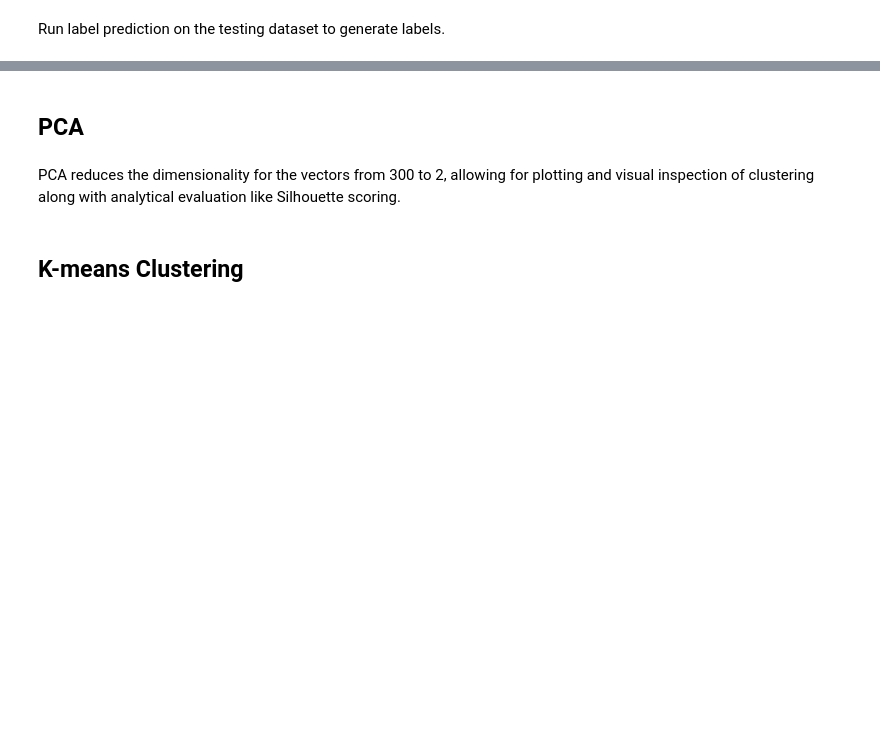
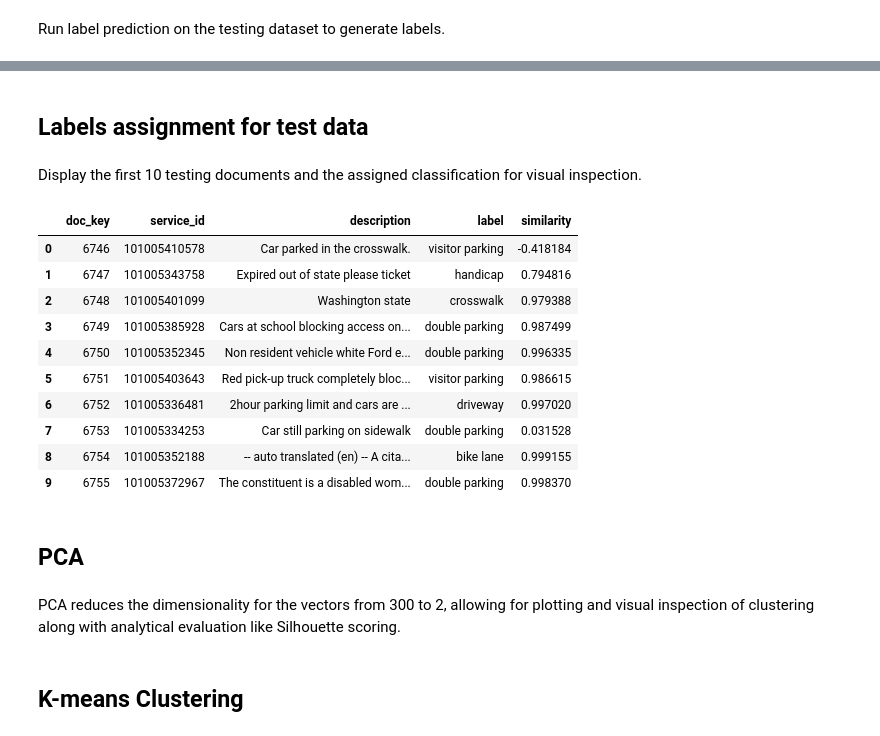
Before and after one commit to marcusaroldan/311-bike-lane-obstruction-extraction-system, a Jupyter notebook: full_pipeline.ipynb, the cells around one changed output, grey strips where cells are left out. Drawn from its saved outputs; the diff is of its cells as text; code cells hidden in the pictures; blank space fills up the shorter version.

```diff
--- a/full_pipeline.ipynb
+++ b/full_pipeline.ipynb
@@ -190,7 +323,7 @@ def service_id_to_tag(service_id:int) -> int:
     if service_id in service_id_list:
         return service_id_list.index(service_id)
     service_id_list.append(service_id)
-    return len(service_id_list)
+    return len(service_id_list) - 1
 # %% [markdown]
 For each description in the DataFrame, apply tokenization and tag the document.
 # %%
@@ -245,8 +350,10 @@ Through hyperparameter tuning, the optimal hyperparameters for the Lbl2Vec model
 model = Lbl2Vec(
     keywords_list=list(category_keywords['keywords']),
     tagged_documents=all_descriptions['tagged_desc'][all_descriptions['data_type'] == 'train'],
-    min_count=1,
-    similarity_threshold=0.3
+    label_names=list(category_keywords['category']),
+    min_count=10,
+    similarity_threshold=0.3,
+    clean_outliers=True
     )
 # %% [markdown]
 ## Fitting the model
@@ -261,6 +428,15 @@ model.predict_model_docs()
+# %%
+def show_descriptions_with_assigned_labels(model_prediction_df):
+    desc_with_label_df = pd.DataFrame()
+    desc_with_label_df['doc_key'] = model_prediction_df['doc_key']
+    desc_with_label_df['service_id'] = model_prediction_df['doc_key'].apply(lambda key: service_id_list[key])
+    desc_with_label_df['description'] = desc_with_label_df['service_id'].apply(lambda service_id: service_id_to_descriptions[str(service_id)])
+    desc_with_label_df['label'] = model_prediction_df['most_similar_label']
+    desc_with_label_df['similarity'] = model_prediction_df['highest_similarity_score']
+    return desc_with_label_df
 # %% [markdown]
 Run label prediction on the testing dataset to generate labels.
 # %%
-testing_documents = all_descriptions['tagged_desc'][all_descriptions.data_type == 'testing']
+testing_documents = all_descriptions['tagged_desc'][all_descriptions.data_type == 'test']
 
-testing_label_predictions = model.predict_new_docs()
+testing_label_predictions = model.predict_new_docs(testing_documents)
@@ -267,3 +461,21 @@ testing_label_predictions = model.predict_new_docs()
+# %% [markdown]
+## Labels assignment for test data
+# %% [markdown]
+Display the first 10 testing documents and the assigned classification for visual inspection.
+# %%
+show_descriptions_with_assigned_labels(testing_label_predictions).head(10)
+# %% [output]
+|  | doc_key | service_id | description | label | similarity |
+| 0 | 6746 | 101005410578 | Car parked in the crosswalk. | visitor parking | -0.418184 |
+| 1 | 6747 | 101005343758 | Expired out of state please ticket | handicap | 0.794816 |
+| 2 | 6748 | 101005401099 | Washington state | crosswalk | 0.979388 |
+| 3 | 6749 | 101005385928 | Cars at school blocking access on... | double parking | 0.987499 |
+| 4 | 6750 | 101005352345 | Non resident vehicle white Ford e... | double parking | 0.996335 |
+| 5 | 6751 | 101005403643 | Red pick-up truck completely bloc... | visitor parking | 0.986615 |
+| 6 | 6752 | 101005336481 | 2hour parking limit and cars are ... | driveway | 0.997020 |
+| 7 | 6753 | 101005334253 | Car still parking on sidewalk | double parking | 0.031528 |
+| 8 | 6754 | 101005352188 | -- auto translated (en) -- A cita... | bike lane | 0.999155 |
+| 9 | 6755 | 101005372967 | The constituent is a disabled wom... | double parking | 0.998370 |
 # %% [markdown]
 ## PCA
 # %% [markdown]
```
Also changed, not shown: parts of 31 cells of this notebook.
